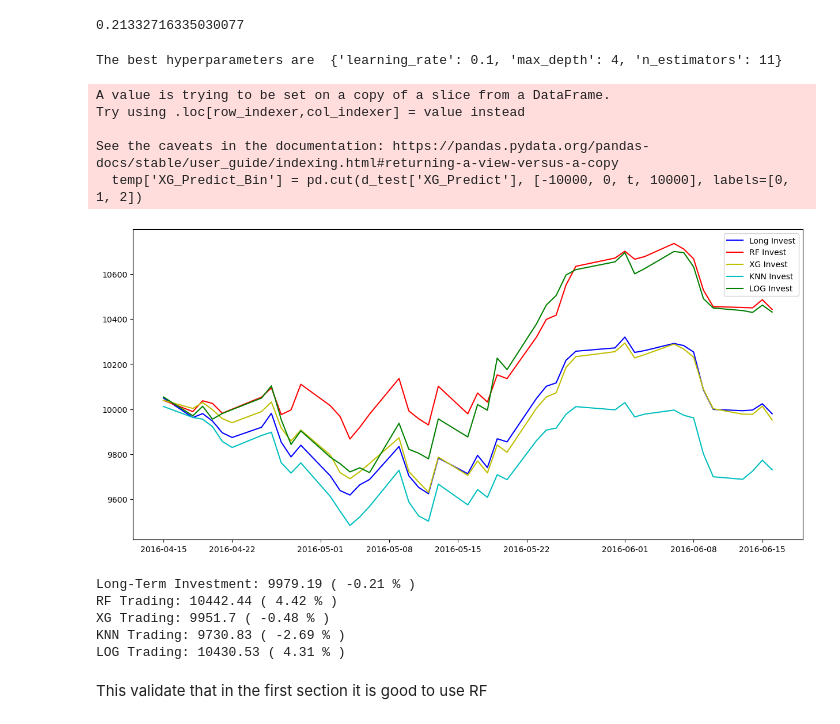
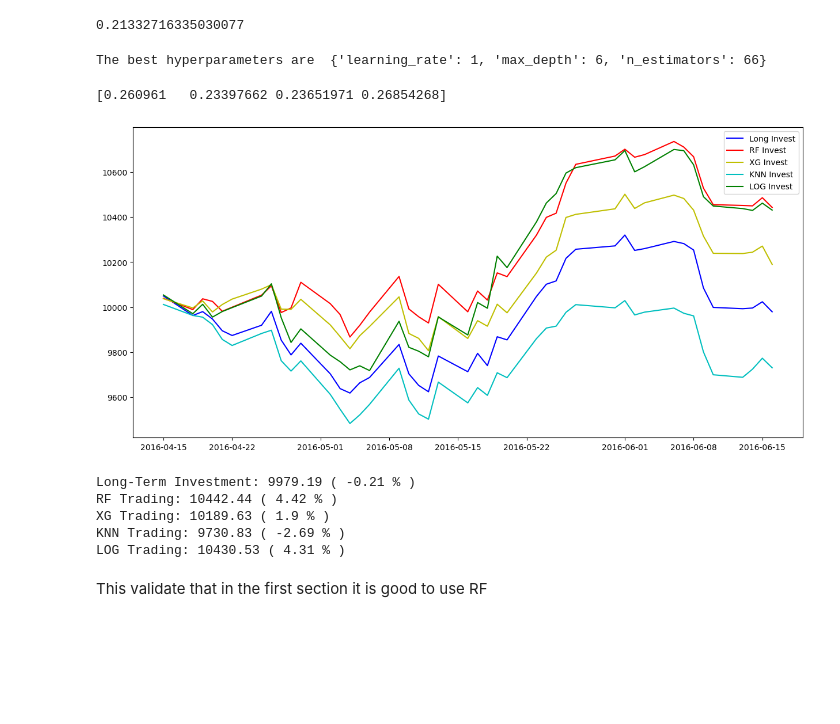
Before and after one commit to HiggsP10/Stock_pred, a Jupyter notebook: models.ipynb, the cells around one changed output. Saved outputs shown, nothing was run; the diff lists cells and outputs as text; code cells hidden in the pictures; blank space fills up the shorter version.

```diff
--- a/models.ipynb
+++ b/models.ipynb
@@ -545,29 +545,32 @@ d_test['RF_Predict'] = NetPred
 0.21332716335030077
 # %%
 # Remove extra columns from train data
-X_train = d_train[['Sentiment_Weighted', 'Sentiment_mean', 'Tweets_Scaled', 'Tweets_mean_Scaled']].values
-y_train = d_train['Shifted_Percent_Change'].values
+X_train = d_train[['Sentiment_Weighted', 'Sentiment_mean', 'Tweets', 'Tweets_mean']].values
+y_train = d_train['Percent_Change_Bin'].values
 
 # Remove extra solumns from test data
-X_test = d_test[['Sentiment_Weighted', 'Sentiment_mean', 'Tweets_Scaled', 'Tweets_mean_Scaled']].values
-y_test = d_test['Shifted_Percent_Change'].values
+X_test = d_test[['Sentiment_Weighted', 'Sentiment_mean', 'Tweets', 'Tweets_mean']].values
+y_test = d_test['Percent_Change_Bin'].values
 #Train XG_boost to find the best parameter
-xgb_reg = xgboost.XGBRegressor()
+xgb_reg = xgboost.XGBClassifier()
 param_grid = {"max_depth":    [4, 5, 6],
               "n_estimators": np.arange(1,100,5),
               "learning_rate": [0.01, 0.1, 1]}
 search = GridSearchCV(xgb_reg, param_grid, cv=5).fit(X_train, y_train)
 print("The best hyperparameters are ",search.best_params_)
 # %% [output]
-The best hyperparameters are  {'learning_rate': 0.1, 'max_depth': 4, 'n_estimators': 11}
+The best hyperparameters are  {'learning_rate': 1, 'max_depth': 6, 'n_estimators': 66}
 # %%
 #Use the best model
-xgb_reg = xgboost.XGBRegressor(learning_rate=0.1,
-                                   max_depth=4,
-                                   n_estimators=11)
+xgb_reg = xgboost.XGBClassifier(learning_rate=0.1,
+                                   max_depth=6,
+                                   n_estimators=66)
 xgb_reg.fit(X_train, y_train)
 XG_predict = xgb_reg.predict(X_test)
-d_test['XG_Predict'] = (XG_predict*2).round()
+d_test['XG_Predict'] = XG_predict
+print(xgb_reg.feature_importances_)
+# %% [output]
+[0.260961   0.23397662 0.23651971 0.26854268]
 # %%
 # Initialize starting capital to test model effectiveness
 bot_KNN_capital = 10000
@@ -594,10 +597,8 @@ for date in dates:
     long_capital = long_capital + ((long_capital/len(temp)) * (temp['Percent_Change']/100)).sum()
 
     # Calculate profit from using the XG bot to determine what stocks to invest in
-    t = (k*statistics.stdev(d_test['XG_Predict']))+d_test['XG_Predict'].mean()
-    temp['XG_Predict_Bin'] = pd.cut(d_test['XG_Predict'], [-10000, 0, t, 10000], labels=[0, 1, 2])
-    temp = temp[temp['XG_Predict_Bin']>0]
-    temp1 = temp[temp['XG_Predict_Bin']>1]
+    temp = temp[temp['XG_Predict']>0]
+    temp1 = temp[temp['XG_Predict']>1]
     bot_XG_capital = bot_XG_capital + (bot_XG_capital/(len(temp)+len(temp1)) * (temp['Percent_Change']/100)).sum() + (bot_XG_capital/(len(temp)+len(temp1)) * (temp1['Percent_Change']/100)).sum()
     # Calculate profit from using the RF bot to determine what stocks to invest in
     temp = d_test[d_test['Date']==date]
@@ -612,44 +613,39 @@ for date in dates:
         # Calculate profit from using the LOG bot to determine what stocks to invest in
     temp = d_test[d_test['Date']==date]
     temp = temp[temp['log_predict']>0]
     temp1 = temp[temp['log_predict']>1]
     bot_log_capital = bot_log_capital + (bot_log_capital/(len(temp)+len(temp1)) * (temp['Percent_Change']/100)).sum() + (bot_log_capital/(len(temp)+len(temp1)) * (temp1['Percent_Change']/100)).sum()
     # Keep track of the account totals ove time
     longs.append(long_capital)
     bot_KNN.append(bot_KNN_capital)
     bot_RF.append(bot_RF_capital)
     bot_log.append(bot_log_capital)
     bot_XG.append(bot_XG_capital)
 
 # Plot the accounts balances over time
 plt.figure(figsize=(15,7))
 plt.plot(dates, longs[1:], c='b', label='Long Invest')
 plt.plot(dates, bot_RF[1:], c='r', label='RF Invest')
 plt.plot(dates, bot_XG[1:], c='y', label='XG Invest')
 plt.plot(dates, bot_KNN[1:], c='c', label='KNN Invest')
 plt.plot(dates, bot_log[1:], c='g', label='LOG Invest')
 
 plt.legend()
 plt.show()
 
 # Show the return from each account over time
 print('Long-Term Investment:', round(longs[-1],2), '(', round((longs[-1]-longs[0])/longs[0]*100,2), '% )')
 print('RF Trading:', round(bot_RF[-1],2), '(', round((bot_RF[-1]-bot_RF[0])/bot_RF[0]*100,2), '% )')
 print('XG Trading:', round(bot_XG[-1],2), '(', round((bot_XG[-1]-bot_XG[0])/bot_XG[0]*100,2), '% )')
 print('KNN Trading:', round(bot_KNN[-1],2), '(', round((bot_KNN[-1]-bot_KNN[0])/bot_KNN[0]*100,2), '% )')
 print('LOG Trading:', round(bot_log[-1],2), '(', round((bot_log[-1]-bot_log[0])/bot_log[0]*100,2), '% )')
 # %% [output]
+[figure, new version]
-A value is trying to be set on a copy of a slice from a DataFrame.
-Try using .loc[row_indexer,col_indexer] = value instead
-
-See the caveats in the documentation: https://pandas.pydata.org/pandas-docs/stable/user_guide/indexing.html#returning-a-view-versus-a-copy
-  temp['XG_Predict_Bin'] = pd.cut(d_test['XG_Predict'], [-10000, 0, t, 10000], labels=[0, 1, 2])
+Long-Term Investment: 9979.19 ( -0.21 % )
+RF Trading: 10442.44 ( 4.42 % )
+XG Trading: 10189.63 ( 1.9 % )
+KNN Trading: 9730.83 ( -2.69 % )
+LOG Trading: 10430.53 ( 4.31 % )
-[figure, old version]
-Long-Term Investment: 9979.19 ( -0.21 % )
-RF Trading: 10442.44 ( 4.42 % )
-XG Trading: 9951.7 ( -0.48 % )
-KNN Trading: 9730.83 ( -2.69 % )
-LOG Trading: 10430.53 ( 4.31 % )
 # %% [markdown]
 This validate that in the first section it is good to use RF
 # %% [markdown]
```
Also changed, not shown: parts of 1 cell of this notebook, 1 other file.
